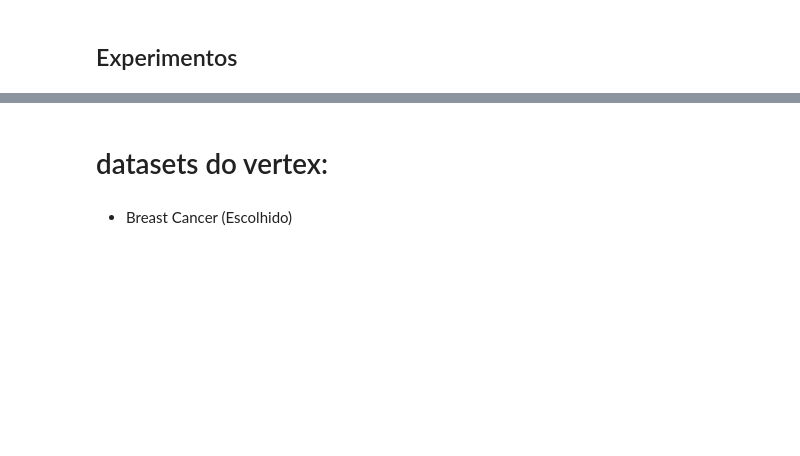
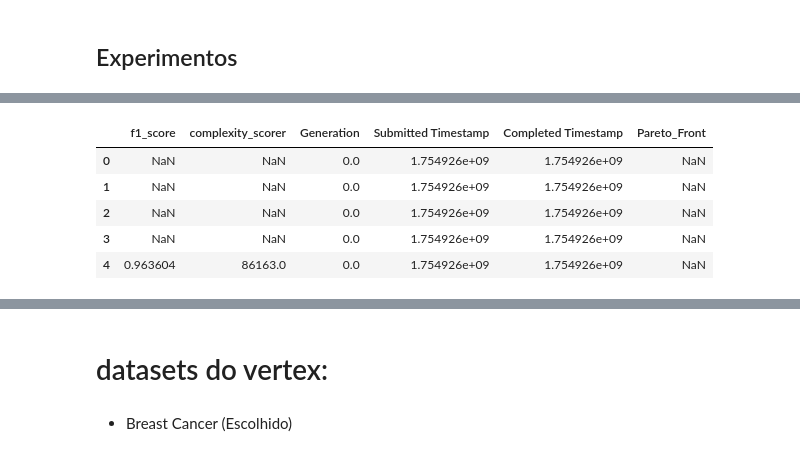
Before and after one commit to Joao-Lucas-Pontes-Freitas/TCC, a Jupyter notebook: notebooks/experiments_TPOT.ipynb, the cells around one changed output, grey strips where cells are left out. Saved outputs shown, nothing was run; the diff lists cells and outputs as text; code cells hidden in the pictures; blank space fills up the shorter version.

```diff
--- a/notebooks/experiments_TPOT.ipynb
+++ b/notebooks/experiments_TPOT.ipynb
@@ -173,3 +196,12 @@ Early stop
+# %%
+individuals.head(5)
+# %% [output]
+|  | f1_score | complexity_scorer | Generation | Submitted Timestamp | Completed Timestamp | Pareto_Front |
+| 0 | NaN | NaN | 0.0 | 1.754926e+09 | 1.754926e+09 | NaN |
+| 1 | NaN | NaN | 0.0 | 1.754926e+09 | 1.754926e+09 | NaN |
+| 2 | NaN | NaN | 0.0 | 1.754926e+09 | 1.754926e+09 | NaN |
+| 3 | NaN | NaN | 0.0 | 1.754926e+09 | 1.754926e+09 | NaN |
+| 4 | 0.963604 | 86163.0 | 0.0 | 1.754926e+09 | 1.754926e+09 | NaN |
 # %%
 from mongo import mongo_insert
 
```
Also changed, not shown: parts of 10 cells of this notebook, 2 other files.
